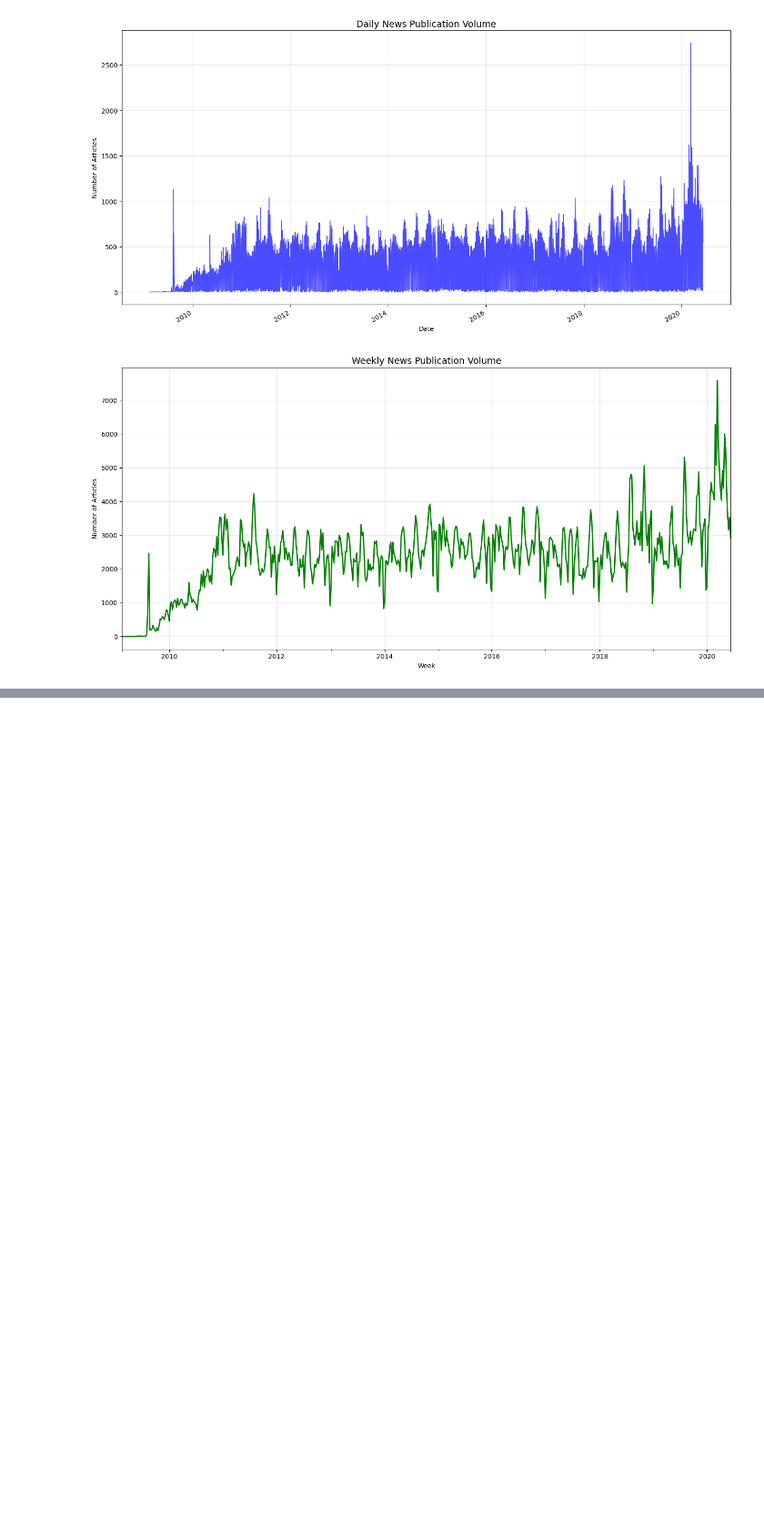
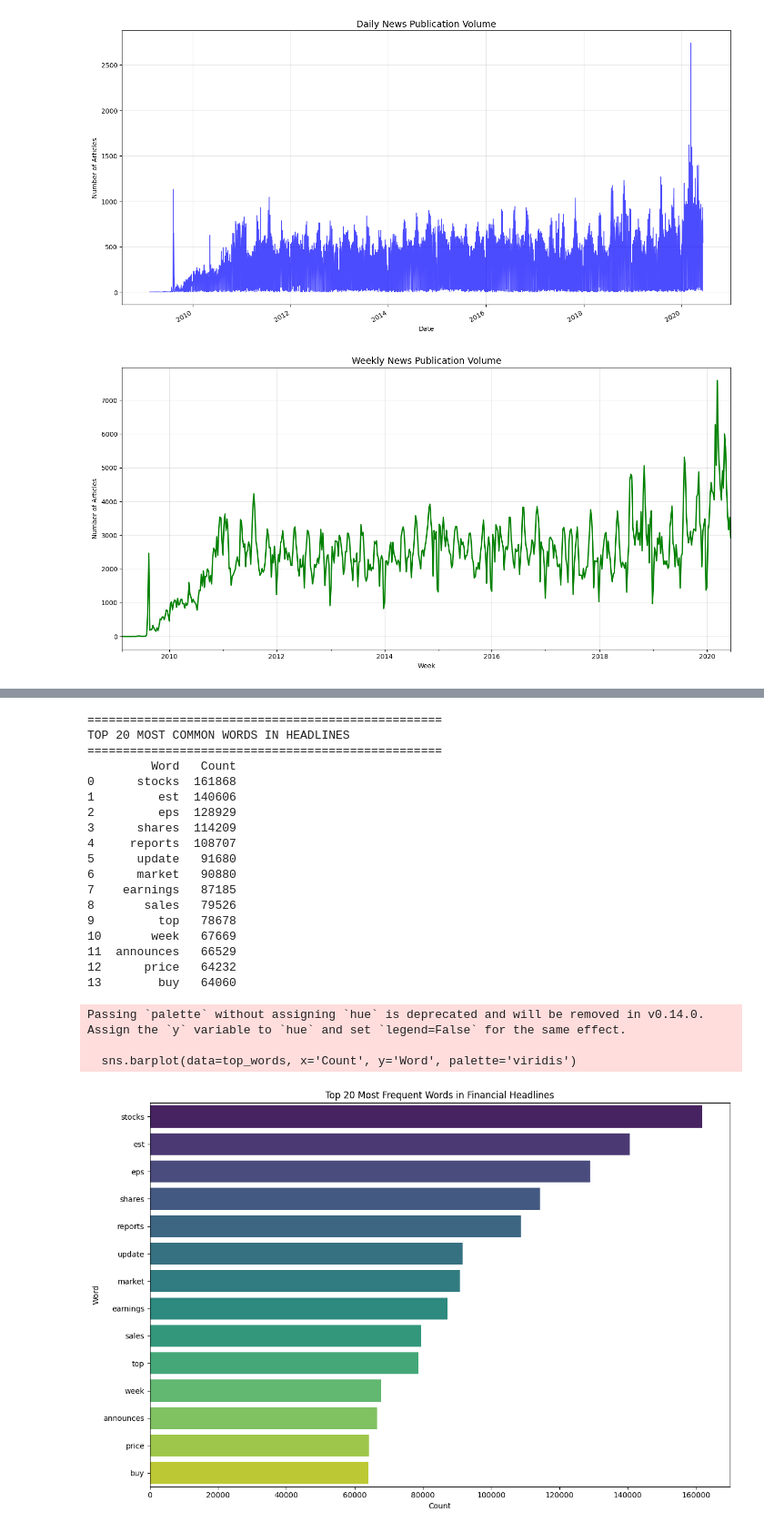
Before and after one commit to Sumeyahassen/news-sentiment-analysis, a Jupyter notebook: notebooks/eda_task1.ipynb, the cells around one changed output, grey strips where cells are left out. Shown at 91% size. Saved outputs shown, nothing was run; the diff lists cells and outputs as text; code cells hidden in the pictures; blank space fills up the shorter version.

Commit message:
to count number of frequeancy

```diff
--- a/notebooks/eda_task1.ipynb
+++ b/notebooks/eda_task1.ipynb
@@ -303,0 +318,70 @@ Daily volume index type: <class 'pandas.DatetimeIndex'>
+# %%
+# ======================
+# 7. Word Frequency / Common Topics (CORRECTED)
+# ======================
+
+import re
+
+
+def clean_text(text):
+    text = re.sub(r'[^a-zA-Z\s]', '', str(text).lower())
+    return text
+
+# Clean headlines
+news['clean_headline'] = news['headline'].apply(clean_text)
+
+# Get all words
+all_words = ' '.join(news['clean_headline']).split()
+
+# Use PyCounter
+word_freq = PyCounter(all_words)
+
+# Remove stopwords
+stopwords = {'the', 'a', 'an', 'of', 'in', 'on', 'for', 'to', 'and', 'with', 'by',
+             'is', 'are', 'that', 'this', 'from', 'at', 'as', 'it', 'be', 'was',
+             'were', 'has', 'have', 'had', 'not'}
+
+# Get top 30 most common words first, then filter stopwords
+top_words_list = word_freq.most_common(30)
+
+# Filter stopwords and short words
+filtered_list = [(word, count) for word, count in top_words_list
+                 if word not in stopwords and len(word) > 2]
+
+top_words = pd.DataFrame(filtered_list[:20], columns=['Word', 'Count'])
+
+print("\n" + "="*50)
+print("TOP 20 MOST COMMON WORDS IN HEADLINES")
+print("="*50)
+print(top_words)
+
+# Plot
+plt.figure(figsize=(12, 8))
+sns.barplot(data=top_words, x='Count', y='Word', palette='viridis')
+plt.title('Top 20 Most Frequent Words in Financial Headlines')
+plt.xlabel('Count')
+plt.tight_layout()
+plt.show()
+# %% [output]
+==================================================
+TOP 20 MOST COMMON WORDS IN HEADLINES
+==================================================
+         Word   Count
+0      stocks  161868
+1         est  140606
+2         eps  128929
+3      shares  114209
+4     reports  108707
+5      update   91680
+6      market   90880
+7    earnings   87185
+8       sales   79526
+9         top   78678
+10       week   67669
+11  announces   66529
+12      price   64232
+13        buy   64060
+Passing `palette` without assigning `hue` is deprecated and will be removed in v0.14.0. Assign the `y` variable to `hue` and set `legend=False` for the same effect.
+
+  sns.barplot(data=top_words, x='Count', y='Word', palette='viridis')
+[figure, added]
```
Also changed, not shown: parts of 1 cell of this notebook.
